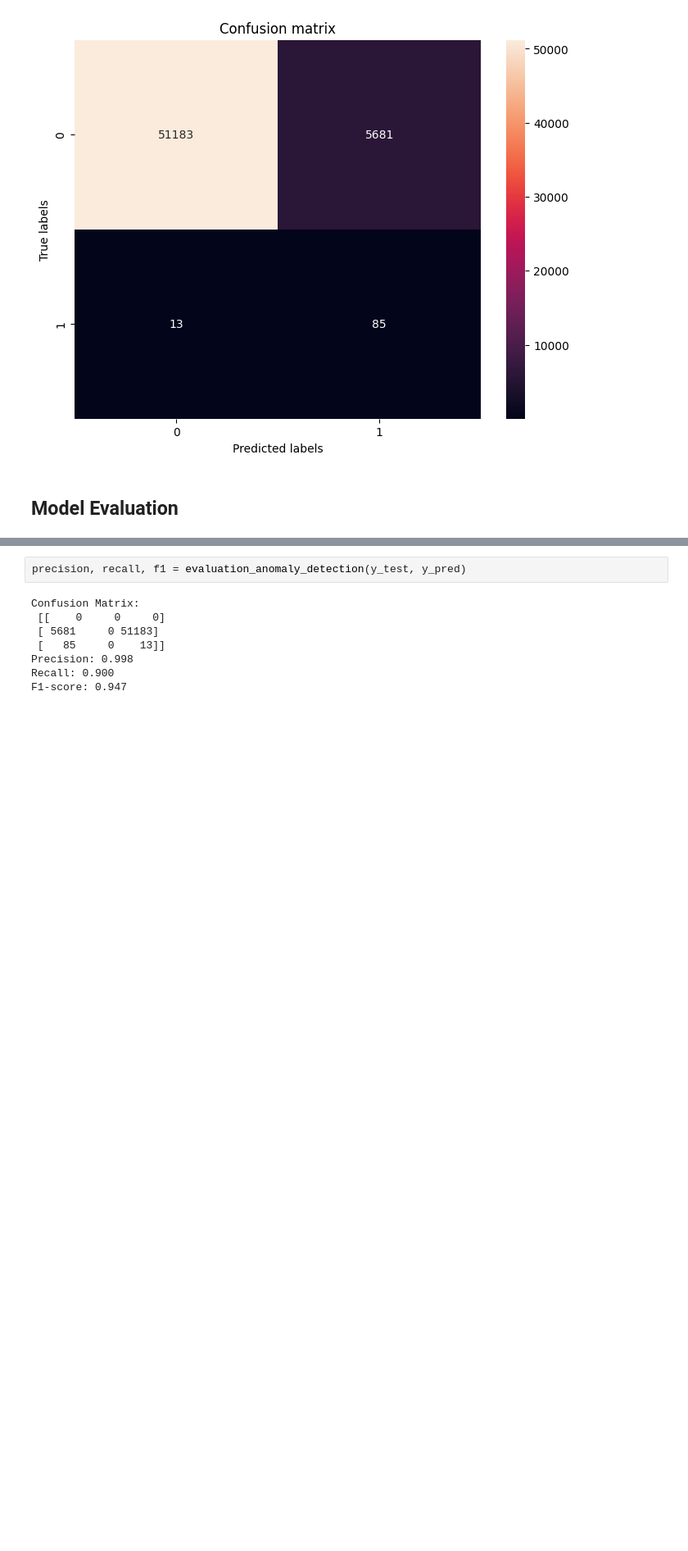
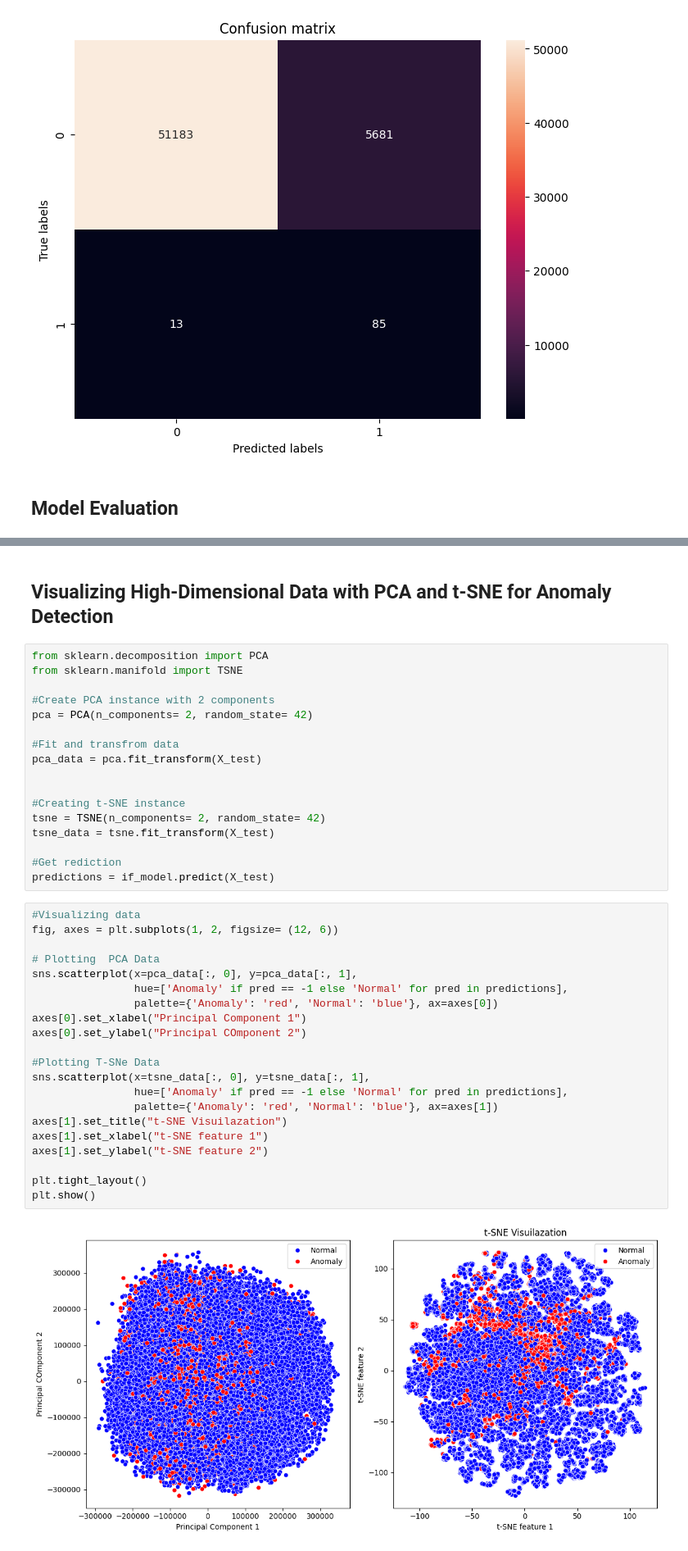
Before and after one commit to ShashankMk031/Anomaly-Detection, a Jupyter notebook: model.ipynb, the cells around one changed output, grey strips where cells are left out. Shown at 82% size. Drawn from its saved outputs; the diff is of its cells as text; blank space fills up the shorter version.

```diff
--- a/model.ipynb
+++ b/model.ipynb
@@ -336,10 +341,42 @@ def evaluation_anomaly_detection(y_test, predictions):  #Evaluating the performa
-# %%
-precision, recall, f1 = evaluation_anomaly_detection(y_test, y_pred)
-# %% [output]
-Confusion Matrix:
- [[    0     0     0]
- [ 5681     0 51183]
- [   85     0    13]]
-Precision: 0.998
-Recall: 0.900
-F1-score: 0.947
+# %% [markdown]
+ ## Visualizing High-Dimensional Data with PCA and t-SNE for Anomaly Detection
+# %%
+from sklearn.decomposition import PCA
+from sklearn.manifold import TSNE
+
+#Create PCA instance with 2 components
+pca = PCA(n_components= 2, random_state= 42)
+
+#Fit and transfrom data
+pca_data = pca.fit_transform(X_test)
+
+
+#Creating t-SNE instance
+tsne = TSNE(n_components= 2, random_state= 42)
+tsne_data = tsne.fit_transform(X_test)
+
+#Get rediction
+predictions = if_model.predict(X_test)
+# %%
+#Visualizing data
+fig, axes = plt.subplots(1, 2, figsize= (12, 6))
+
+# Plotting  PCA Data
+sns.scatterplot(x=pca_data[:, 0], y=pca_data[:, 1],
+                hue=['Anomaly' if pred == -1 else 'Normal' for pred in predictions],
+                palette={'Anomaly': 'red', 'Normal': 'blue'}, ax=axes[0])
+axes[0].set_xlabel("Principal Component 1")
+axes[0].set_ylabel("Principal COmponent 2")
+
+#Plotting T-SNe Data
+sns.scatterplot(x=tsne_data[:, 0], y=tsne_data[:, 1],
+                hue=['Anomaly' if pred == -1 else 'Normal' for pred in predictions],
+                palette={'Anomaly': 'red', 'Normal': 'blue'}, ax=axes[1])
+axes[1].set_title("t-SNE Visuilazation")
+axes[1].set_xlabel("t-SNE feature 1")
+axes[1].set_ylabel("t-SNE feature 2")
+
+plt.tight_layout()
+plt.show()
+# %% [output]
+[figure, added]
```
Also changed, not shown: parts of 2 cells of this notebook.
